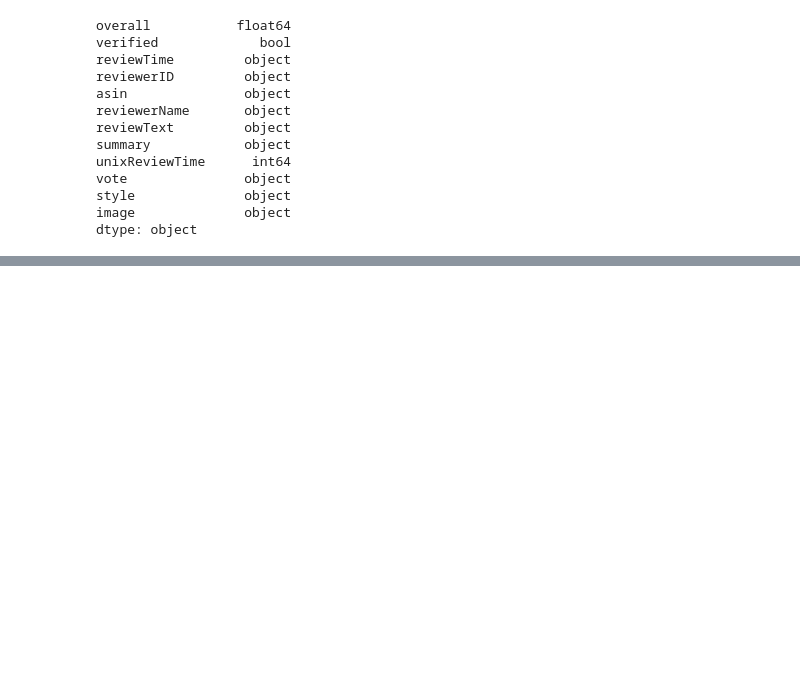
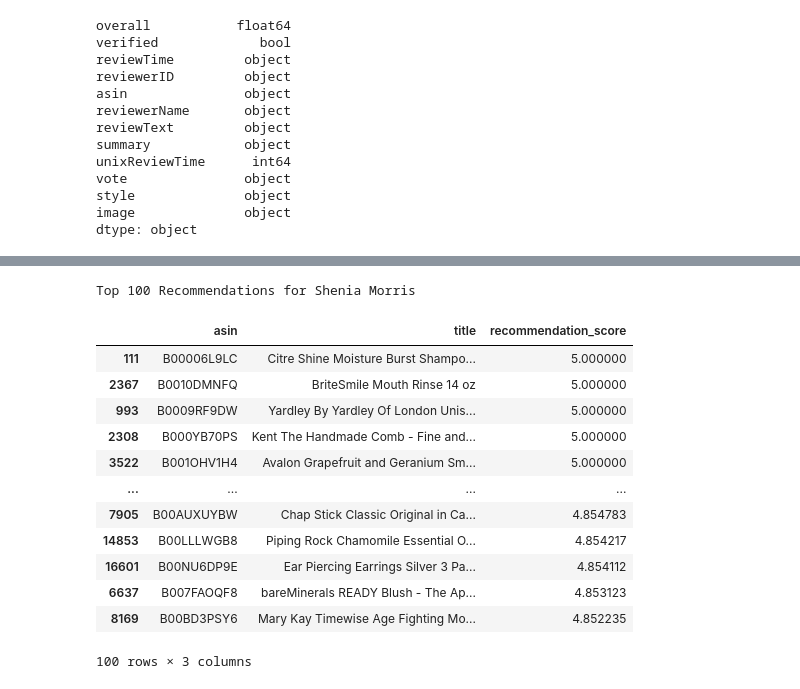
Before and after one commit to archeltaneka/kita-bisa-technical-test, a Jupyter notebook: technical_test_solution.ipynb, the cells around one changed output, grey strips where cells are left out. Cells and saved outputs as stored; diff of their text form; code cells hidden in the pictures; blank space fills up the shorter version.

Commit message:
feat: completed the recommendation system part

```diff
--- a/technical_test_solution.ipynb
+++ b/technical_test_solution.ipynb
@@ -120,0 +199,3 @@ df.head()
+# %%
+metadata = metadata[['asin', 'title']]
+metadata.head()
@@ -120,0 +209,27 @@ df.head()
+# %%
+USER_NAME = 'Shenia Morris'
+USER_ID = users[USER_NAME]
+
+metadata['recommendation_score'] = metadata['asin'].apply(lambda x: svd_model.predict(USER_ID, x).est)
+# %%
+num_of_recommendations_to_show = 100
+metadata = metadata.sort_values(by=['recommendation_score'], ascending=False)
+
+print('Top {} Recommendations for {}'.format(num_of_recommendations_to_show, USER_NAME))
+recommendations = metadata.head(num_of_recommendations_to_show)
+recommendations
+# %% [output]
+Top 100 Recommendations for Shenia Morris
+|  | asin | title | recommendation_score |
+| 111 | B00006L9LC | Citre Shine Moisture Burst Shampo... | 5.000000 |
+| 2367 | B0010DMNFQ | BriteSmile Mouth Rinse 14 oz | 5.000000 |
+| 993 | B0009RF9DW | Yardley By Yardley Of London Unis... | 5.000000 |
+| 2308 | B000YB70PS | Kent The Handmade Comb - Fine and... | 5.000000 |
+| 3522 | B001OHV1H4 | Avalon Grapefruit and Geranium Sm... | 5.000000 |
+| ... | ... | ... | ... |
+| 7905 | B00AUXUYBW | Chap Stick Classic Original in Ca... | 4.854783 |
+| 14853 | B00LLLWGB8 | Piping Rock Chamomile Essential O... | 4.854217 |
+| 16601 | B00NU6DP9E | Ear Piercing Earrings Silver 3 Pa... | 4.854112 |
+| 6637 | B007FAOQF8 | bareMinerals READY Blush - The Ap... | 4.853123 |
+| 8169 | B00BD3PSY6 | Mary Kay Timewise Age Fighting Mo... | 4.852235 |
+100 rows × 3 columns
```
Also changed, not shown: parts of 10 cells of this notebook.
